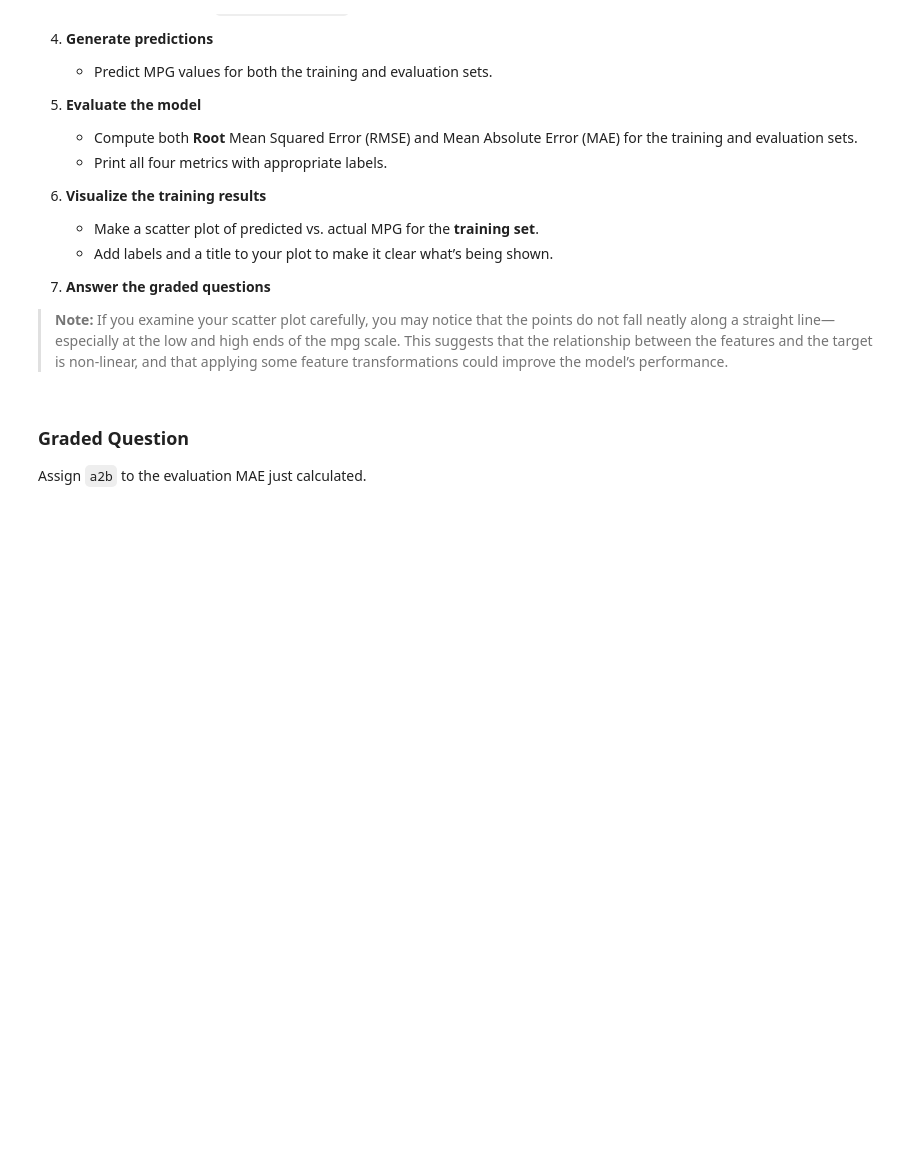
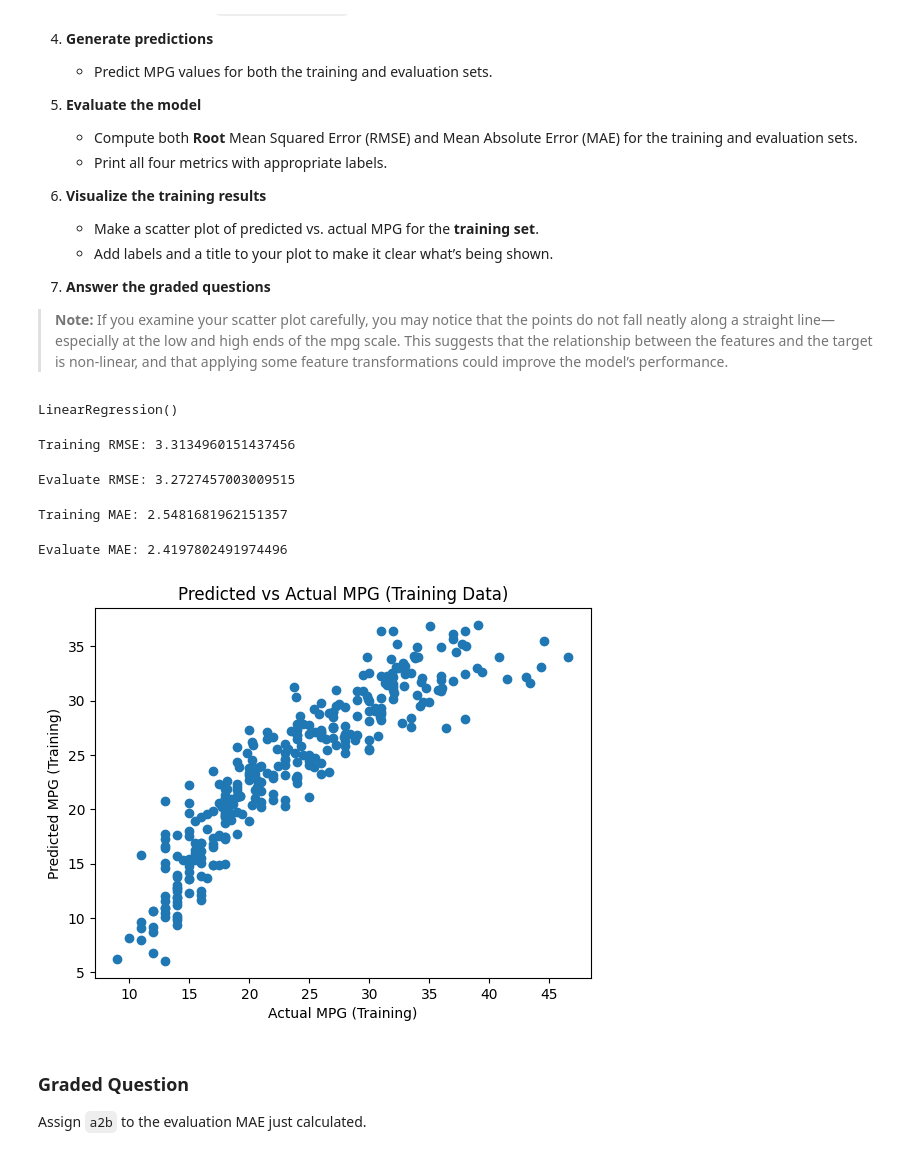
Before and after one commit to JonG-2025/Module-3-Assignments, a Jupyter notebook: Homework_03.ipynb, the cells around one changed output. Cells and saved outputs as stored; diff of their text form; code cells hidden in the pictures; blank space fills up the shorter version.

```diff
--- a/Homework_03.ipynb
+++ b/Homework_03.ipynb
@@ -537,6 +537,50 @@ In this part, you’ll build a baseline linear regression model to predict `mpg`
 >**Note:** If you examine your scatter plot carefully, you may notice that the points do not fall neatly along a straight line—especially at the low and high ends of the mpg scale. This suggests that the relationship between the features and the target is non-linear, and that applying some feature transformations could improve the model’s performance.
 # %%
 # Your code here; add as many cells as you need
+df_mpg_cleaned_copy = df_mpg_cleaned.copy()
+
+x_cols = df_mpg_cleaned_copy.drop(["mpg"], axis= 1)
+y_cols = df_mpg_cleaned_copy["mpg"]
+# %%
+x_train, x_eval, y_train, y_eval = train_test_split(x_cols, y_cols, test_size= 0.20, random_state= random_seed)
+# %%
+car_model = LinearRegression()
+
+car_model.fit(x_train, y_train)
+# %% [output]
+LinearRegression()
+# %%
+y_train_pred = car_model.predict(x_train)
+
+y_eval_pred = car_model.predict(x_eval)
+# %%
+train_rmse = np.sqrt(mean_squared_error(y_train, y_train_pred))
+print("Training RMSE:", train_rmse)
+# %% [output]
+Training RMSE: 3.3134960151437456
+# %%
+eval_rmse = np.sqrt(mean_squared_error(y_eval, y_eval_pred))
+print("Evaluate RMSE:", eval_rmse)
+# %% [output]
+Evaluate RMSE: 3.2727457003009515
+# %%
+train_mae = mean_absolute_error(y_train, y_train_pred)
+print("Training MAE:", train_mae)
+# %% [output]
+Training MAE: 2.5481681962151357
+# %%
+eval_mae = mean_absolute_error(y_eval, y_eval_pred)
+print("Evaluate MAE:", eval_mae)
+# %% [output]
+Evaluate MAE: 2.4197802491974496
+# %%
+plt.scatter(y_train, y_train_pred)
+plt.xlabel("Actual MPG (Training)")
+plt.ylabel("Predicted MPG (Training)")
+plt.title("Predicted vs Actual MPG (Training Data)")
+plt.show()
+# %% [output]
+[figure, added]
 # %% [markdown]
 ### Graded Question
 
```
Also changed, not shown: parts of 2 cells of this notebook.
